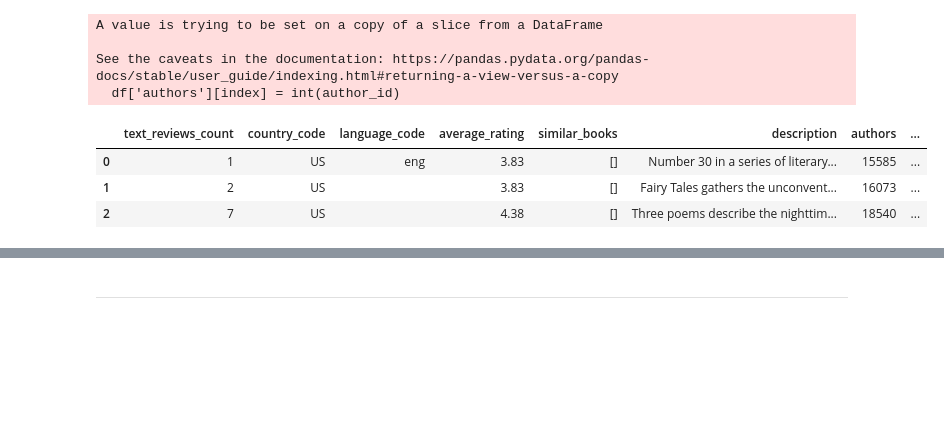
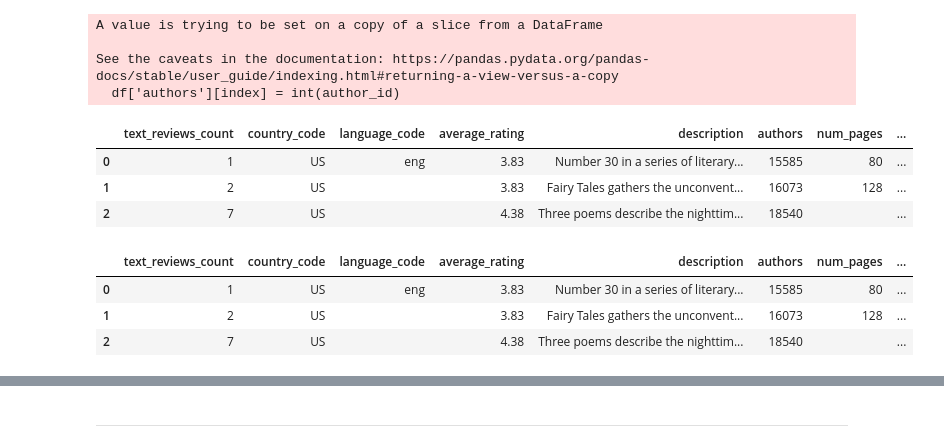
Before and after one commit to ninamamaeva/recommendation_engine, a Jupyter notebook: Untitled.ipynb, the cells around one changed output, grey strips where cells are left out. Saved outputs shown, nothing was run; the diff lists cells and outputs as text; code cells hidden in the pictures; blank space fills up the shorter version.

```diff
--- a/Untitled.ipynb
+++ b/Untitled.ipynb
@@ -53,30 +10,57 @@ children.head()
-# %%
-df_poetry = file_read('poetry')
-df_children = file_read('children')
-
-dfs = [df_poetry, df_children]
-
-for d in dfs:
-    fix_author(d)
-# %% [output]
-A value is trying to be set on a copy of a slice from a DataFrame
-
-See the caveats in the documentation: https://pandas.pydata.org/pandas-docs/stable/user_guide/indexing.html#returning-a-view-versus-a-copy
-  df['authors'][index] = int(author_id)
 # %%
+def file_read_authors():
+    df = pd.read_json('./Dataset/goodreads_book_authors.json', lines=True)
+    df.rename(columns={'average_rating': 'author_avg_rating', 'author_id': 'authors', 'text_reviews_count': 'aut_txt_rev_count','name': 'author_name', 'ratings_count': 'author_ratings_count'}, inplace=True)
+    return df
+
+
 def file_read(genre):
     df = pd.read_json('./Dataset/goodreads_books_'+ genre +'.json', lines=True)
-    df.drop(columns=['isbn', 'series', 'kindle_asin', 'popular_shelves','asin', 'is_ebook', 'edition_information', 'publication_year', 'url', 'image_url', 'format', 'link', 'publisher', 'publication_day', 'isbn13', 'publication_month', 'work_id'], inplace=True)
+    df.drop(columns=['isbn', 'series', 'kindle_asin', 'popular_shelves','similar_books','asin', 'is_ebook', 'edition_information', 'publication_year', 'url', 'image_url', 'format', 'link', 'publisher', 'publication_day', 'isbn13', 'publication_month', 'work_id'], inplace=True)
     return df
 
 def fix_author(df):
+    '''Extracts the author id from the disctionary of authors'''
     for index in df.index:
         author_id = df['authors'][index][0]['author_id']
         df['authors'][index] = int(author_id)
+
+# add the authors names to df:
+def add_author_name(df, aut):
+    df = df.merge(aut[['author_name','authors']], on = 'authors', how = 'left')
+# %%
+# program starts here
+
+# init authors df
+df_authors = file_read_authors()
+
+# init individual genre dfs
+df_poetry = file_read('poetry')
+df_children = file_read('children')
+
+dfs = [df_poetry]
+
+# process each df
+for d in dfs:
+    fix_author(d)
+    add_author_name(d, df_authors)
+# %% [output]
+A value is trying to be set on a copy of a slice from a DataFrame
+
+See the caveats in the documentation: https://pandas.pydata.org/pandas-docs/stable/user_guide/indexing.html#returning-a-view-versus-a-copy
+  df['authors'][index] = int(author_id)
+# %%
+df_poetry.head(3)
+# %% [output]
+|  | text_reviews_count | country_code | language_code | average_rating | description | authors | num_pages | ... |
+| 0 | 1 | US | eng | 3.83 | Number 30 in a series of literary... | 15585 | 80 | ... |
+| 1 | 2 | US |  | 3.83 | Fairy Tales gathers the unconvent... | 16073 | 128 | ... |
+| 2 | 7 | US |  | 4.38 | Three poems describe the nighttim... | 18540 |  | ... |
 # %%
+df_poetry = df_poetry.merge(df_authors[['author_name','authors']], on = 'authors', how = 'left')
 df_poetry.head(3)
 # %% [output]
-|  | text_reviews_count | country_code | language_code | average_rating | similar_books | description | authors | ... |
-| 0 | 1 | US | eng | 3.83 | [] | Number 30 in a series of literary... | 15585 | ... |
-| 1 | 2 | US |  | 3.83 | [] | Fairy Tales gathers the unconvent... | 16073 | ... |
-| 2 | 7 | US |  | 4.38 | [] | Three poems describe the nighttim... | 18540 | ... |
+|  | text_reviews_count | country_code | language_code | average_rating | description | authors | num_pages | ... |
+| 0 | 1 | US | eng | 3.83 | Number 30 in a series of literary... | 15585 | 80 | ... |
+| 1 | 2 | US |  | 3.83 | Fairy Tales gathers the unconvent... | 16073 | 128 | ... |
+| 2 | 7 | US |  | 4.38 | Three poems describe the nighttim... | 18540 |  | ... |
```
Also changed, not shown: parts of 9 cells of this notebook, 1 other file.
